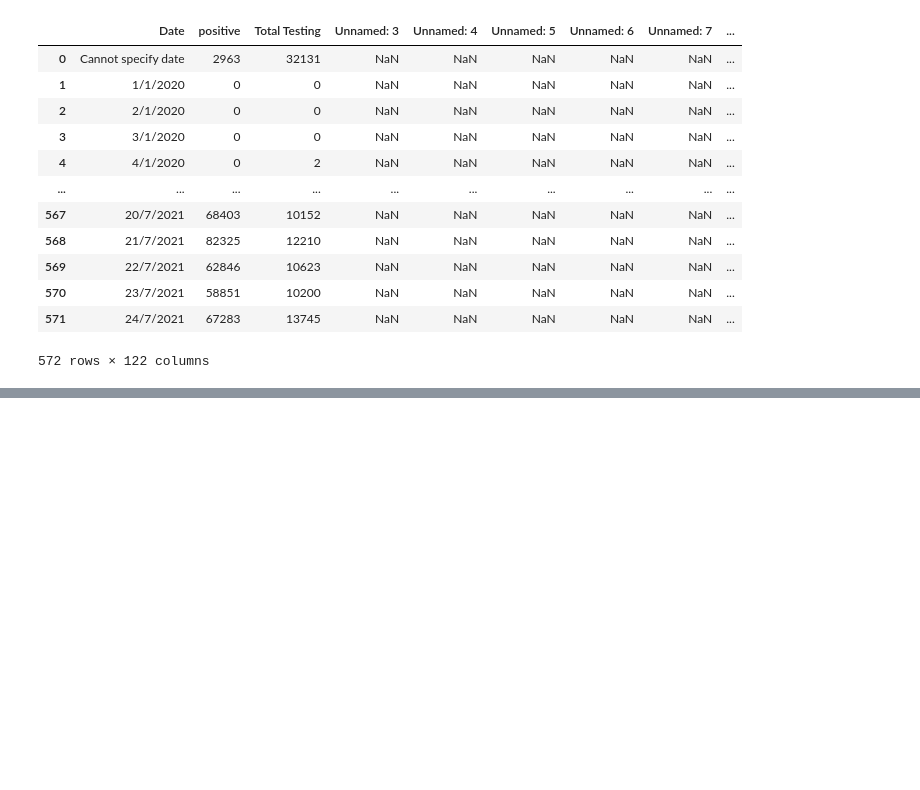
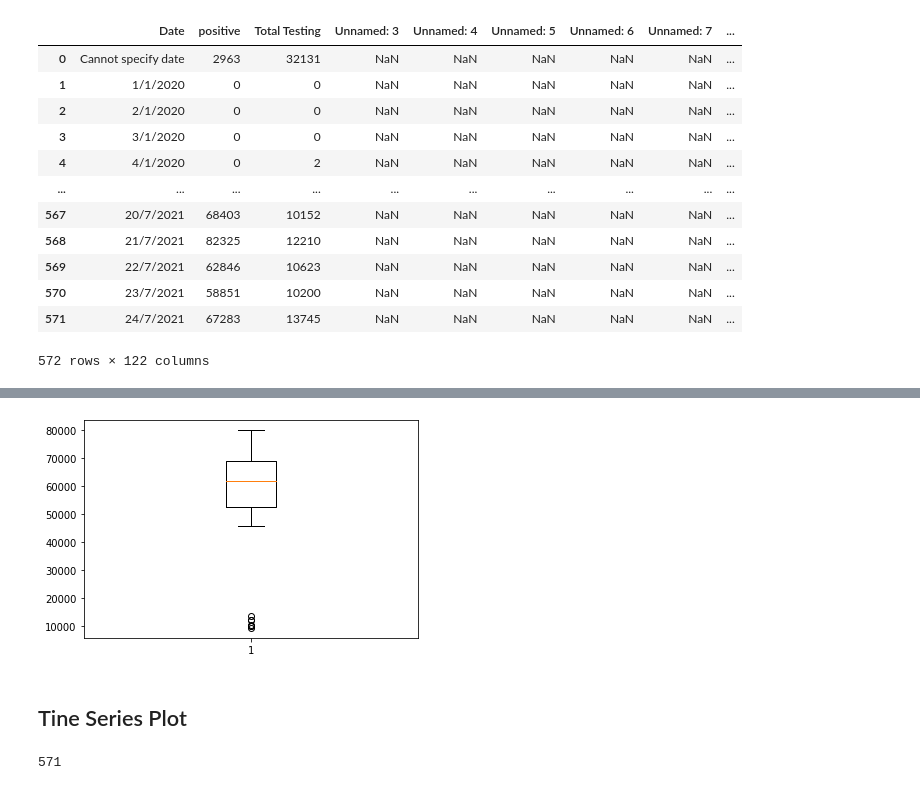
Before and after one commit to Benza1611/DWDM21, a Jupyter notebook: Data102(Chapter2).ipynb, the cells around one changed output, grey strips where cells are left out. Cells and saved outputs as stored; diff of their text form; code cells hidden in the pictures; blank space fills up the shorter version.

```diff
--- a/Data102(Chapter2).ipynb
+++ b/Data102(Chapter2).ipynb
@@ -34,0 +201,10 @@ data
+# %%
+ret = plt.boxplot(dataN['Total Testing'][-54:])
+# %% [output]
+[figure, added]
+# %% [markdown]
+## Tine Series Plot
+# %%
+len(dataN['positive'][1:])
+# %% [output]
+571
```
Also changed, not shown: parts of 24 cells of this notebook.
